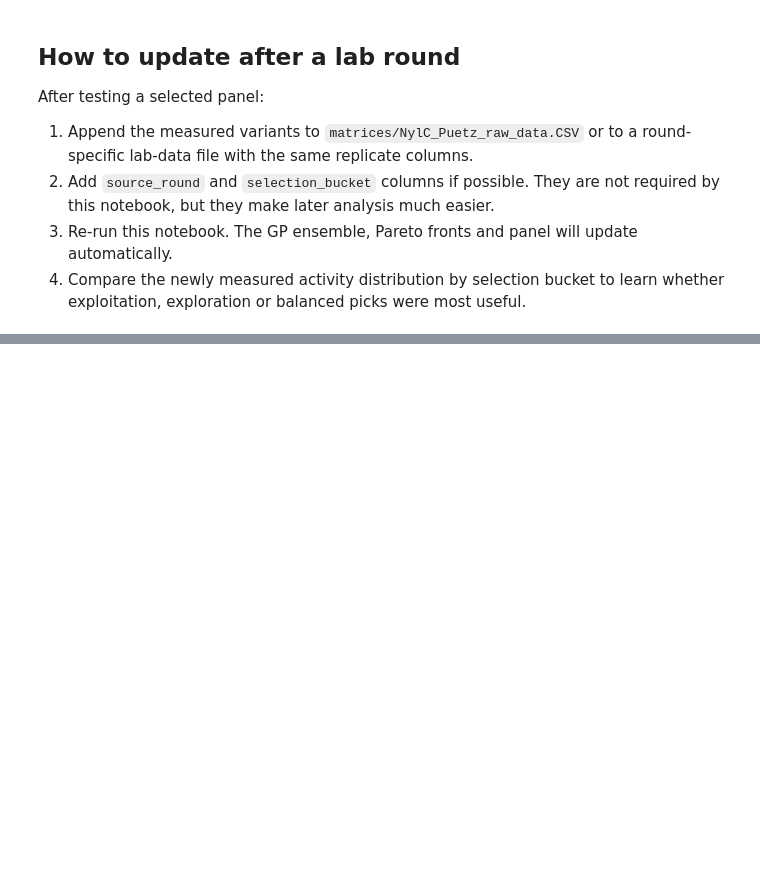
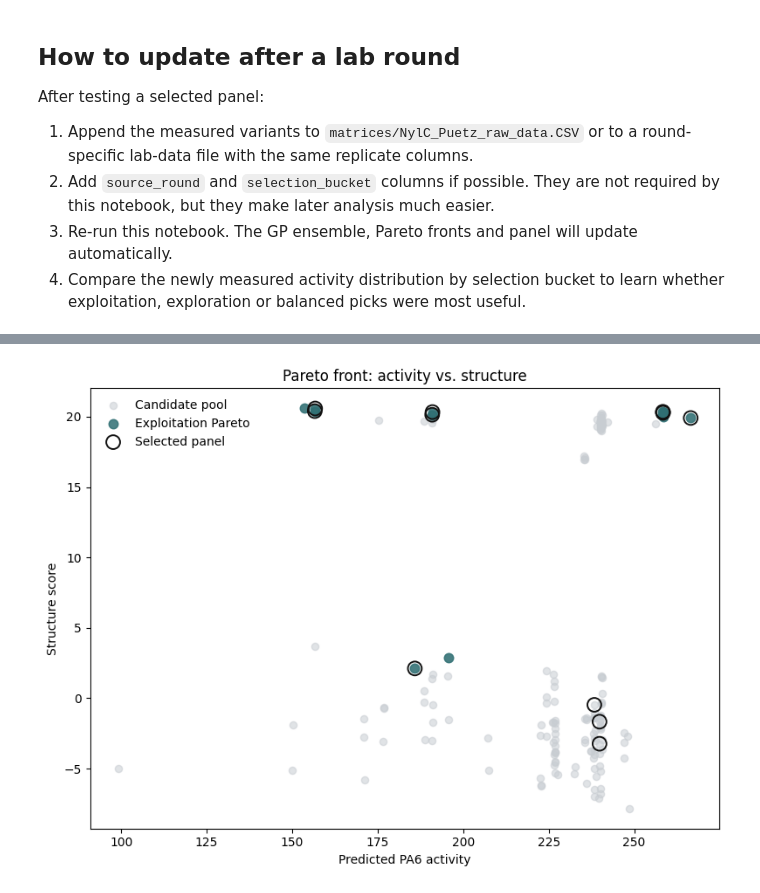
Before and after one commit to AJH305/nylon_md_features, a Jupyter notebook: Notebooks/04_Paretro.ipynb, the cells around one changed output, grey strips where cells are left out. Saved outputs shown, nothing was run; the diff lists cells and outputs as text; code cells hidden in the pictures; blank space fills up the shorter version.

```diff
--- a/Notebooks/04_Paretro.ipynb
+++ b/Notebooks/04_Paretro.ipynb
@@ -801,0 +1189,36 @@ After testing a selected panel:
+# %%
+fig, ax = plt.subplots(figsize=(8, 6))
+ax.scatter(
+    pool_plot["predicted_activity_gp_mean"],
+    pool_plot["structure_score"],
+    c="#c8cdd2",
+    s=35,
+    alpha=0.55,
+    label="Candidate pool",
+)
+ax.scatter(
+    exploitation_plot["predicted_activity_gp_mean"],
+    exploitation_plot["structure_score"],
+    c="#2f6f73",
+    s=58,
+    alpha=0.85,
+    label="Exploitation Pareto",
+)
+ax.scatter(
+    panel_plot["predicted_activity_gp_mean"],
+    panel_plot["structure_score"],
+    facecolors="none",
+    edgecolors="#111111",
+    s=130,
+    linewidth=1.4,
+    label="Selected panel",
+)
+ax.set_xlabel("Predicted PA6 activity")
+ax.set_ylabel("Structure score")
+ax.set_title("Pareto front: activity vs. structure")
+ax.legend(frameon=False)
+fig.tight_layout()
+fig.savefig(PARETRO_FIG_DIR / "pareto_activity_vs_structure.png", dpi=300, bbox_inches="tight")
+plt.show()
+# %% [output]
+[figure, added]
```
Also changed, not shown: parts of 20 cells of this notebook, 27 other files.
